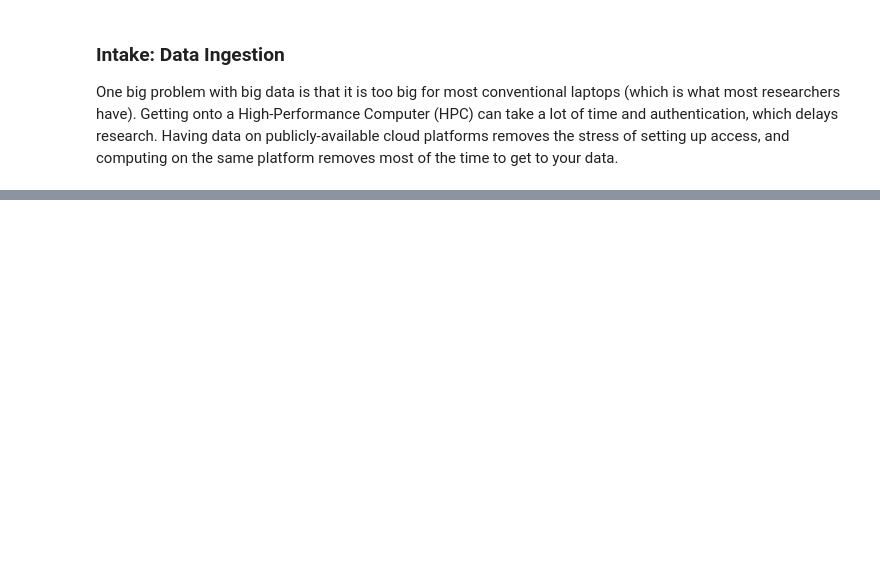
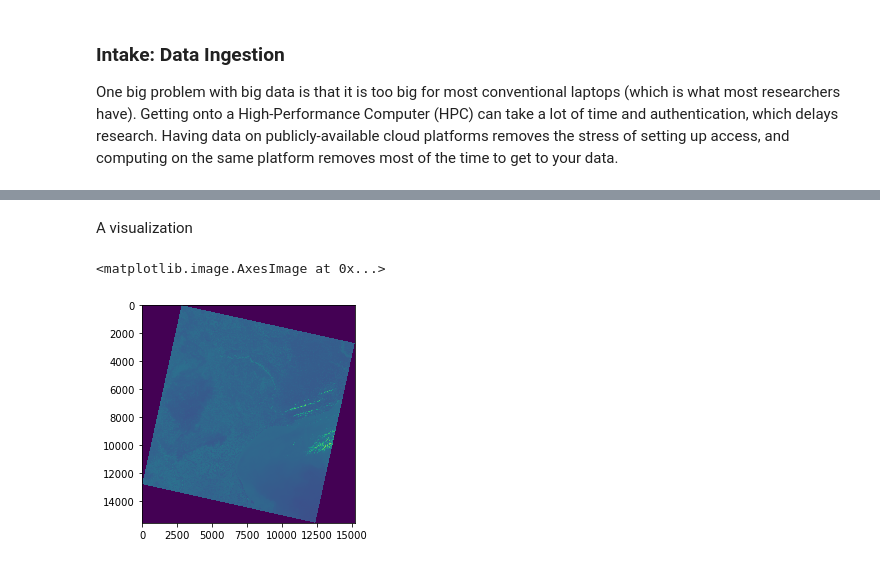
Before and after one commit to salvis2/pangeo_example_binder, a Jupyter notebook: pangeo_example_notebook.ipynb, the cells around one changed output, grey strips where cells are left out. Saved outputs shown, nothing was run; the diff lists cells and outputs as text; code cells hidden in the pictures; blank space fills up the shorter version.

```diff
--- a/pangeo_example_notebook.ipynb
+++ b/pangeo_example_notebook.ipynb
@@ -45,0 +167,7 @@ landsat_data.open_
+# %% [markdown]
+A visualization
+# %%
+plt.imshow(landsat_data.data.squeeze())
+# %% [output]
+<matplotlib.image.AxesImage at 0x...>
+[figure, added]
```
Also changed, not shown: parts of 37 cells of this notebook.
